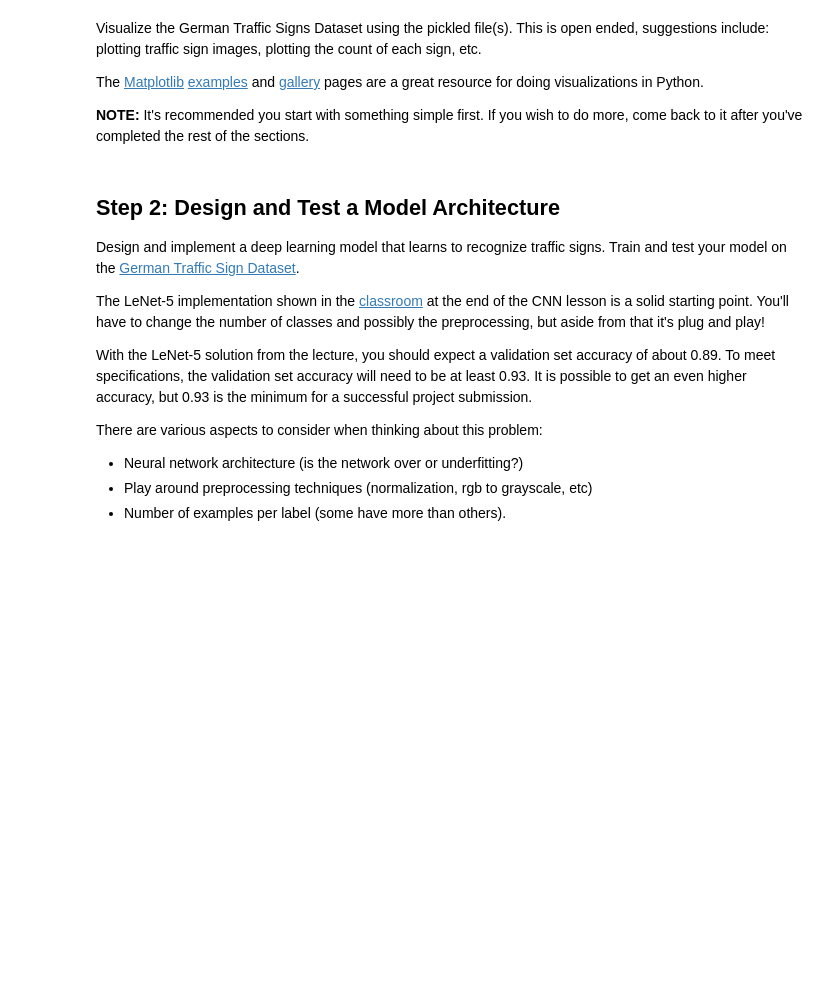
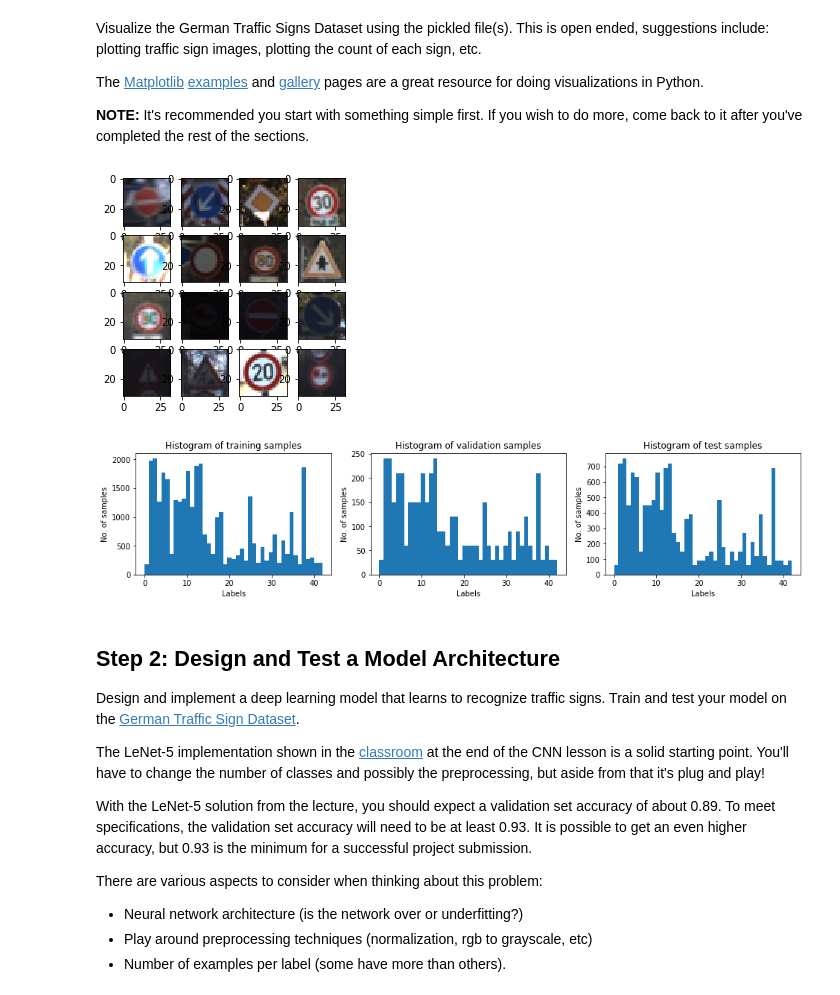
Before and after one commit to tomaszkacmajor/CarND-Traffic-Sign-Classifier-P2, a Jupyter notebook: Traffic_Sign_Classifier.ipynb, the cells around one changed output. Cells and saved outputs as stored; diff of their text form; code cells hidden in the pictures; blank space fills up the shorter version.

Commit message:
Add image preprocessing

```diff
--- a/Traffic_Sign_Classifier.ipynb
+++ b/Traffic_Sign_Classifier.ipynb
@@ -21,7 +21,6 @@ The [rubric](https://review.udacity.com/#!/rubrics/481/view) contains "Stand Out
 # %%
 # Load pickled data
 import pickle
-from sklearn.model_selection import train_test_split
 
 training_file = "./traffic-signs-data/train.p"
 validation_file="./traffic-signs-data/valid.p"
@@ -37,8 +36,6 @@ with open(testing_file, mode='rb') as f:
 X_train, y_train = train['features'], train['labels']
 X_valid, y_valid = valid['features'], valid['labels']
 X_test, y_test = test['features'], test['labels']
-
-X_train, X_valid, y_train, y_valid = train_test_split(X_train, y_train, test_size=0.2, random_state=42)
 # %% [markdown]
 ## Step 1: Dataset Summary & Exploration
 
@@ -86,36 +87,39 @@ import random
 get_ipython().magic('matplotlib inline')
 
 grid_len = 4
 
 plt.figure(figsize=(grid_len,grid_len))
 
 for i in range(1,grid_len*grid_len+1):
     index = random.randint(0, len(X_train))
     image = X_train[index].squeeze()
 
     plt.subplot(grid_len,grid_len,i)
     plt.imshow(image)
 
 # histograms of the data
 plt.figure(figsize = (16,3))
 plt.subplot(131)
-n, bins, patches = plt.hist(y_train, n_classes, facecolor='green', alpha=0.75)
+n, bins, patches = plt.hist(y_train, n_classes)
 plt.xlabel('Labels')
 plt.ylabel('No. of samples')
 plt.title('Histogram of training samples')
 
 plt.subplot(132)
-n, bins, patches = plt.hist(y_valid, n_classes, facecolor='green', alpha=0.75)
+n, bins, patches = plt.hist(y_valid, n_classes)
 plt.xlabel('Labels')
 plt.ylabel('No. of samples')
 plt.title('Histogram of validation samples')
 
 plt.subplot(133)
-n, bins, patches = plt.hist(y_test, n_classes, facecolor='green', alpha=0.75)
+n, bins, patches = plt.hist(y_test, n_classes)
 plt.xlabel('Labels')
 plt.ylabel('No. of samples')
 plt.title('Histogram of test samples')
 plt.show()
+# %% [output]
+[figure, added]
+[figure, added]
 # %% [markdown]
 ## Step 2: Design and Test a Model Architecture
 
```
Also changed, not shown: parts of 8 cells of this notebook.
